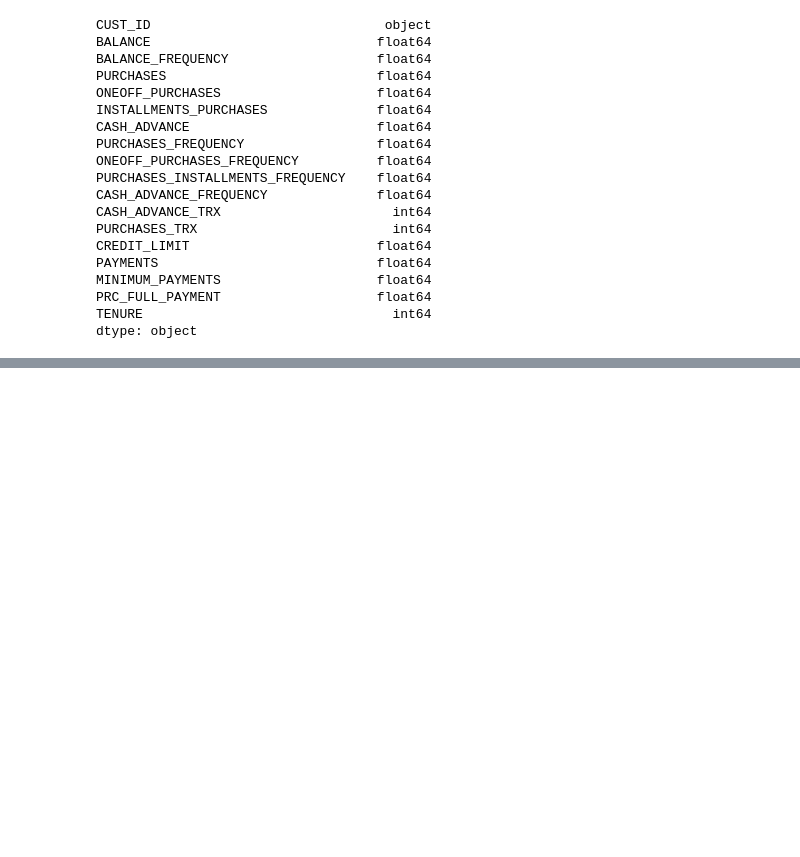
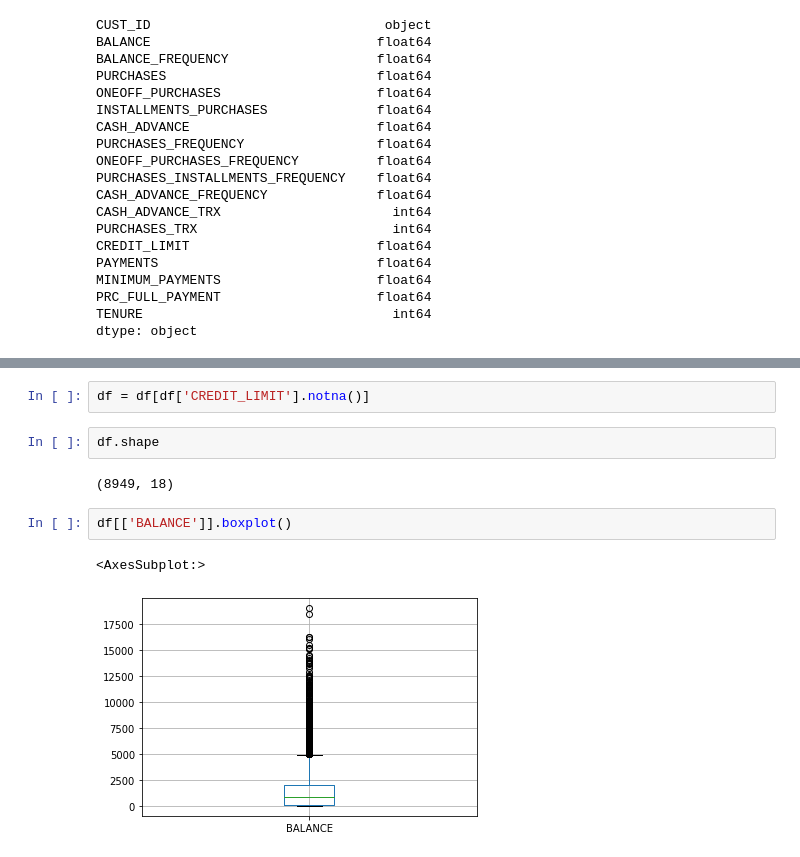
Before and after one commit to LeventSoykan/Credit_Card_Data_Clustering, a Jupyter notebook: clustering.ipynb, the cells around one changed output, grey strips where cells are left out. Saved outputs shown, nothing was run; the diff lists cells and outputs as text; blank space fills up the shorter version.

```diff
--- a/clustering.ipynb
+++ b/clustering.ipynb
@@ -70,0 +148,11 @@ df.describe().T
+# %%
+df = df[df['CREDIT_LIMIT'].notna()]
+# %%
+df.shape
+# %% [output]
+(8949, 18)
+# %%
+df[['BALANCE']].boxplot()
+# %% [output]
+<AxesSubplot:>
+[figure, added]
```
Also changed, not shown: parts of 13 cells of this notebook.
